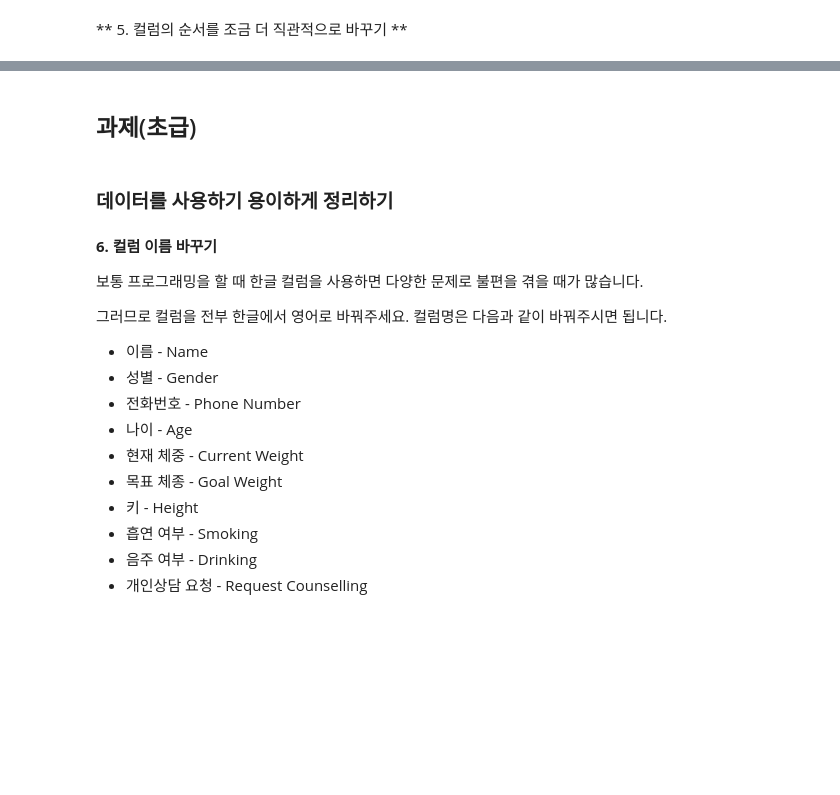
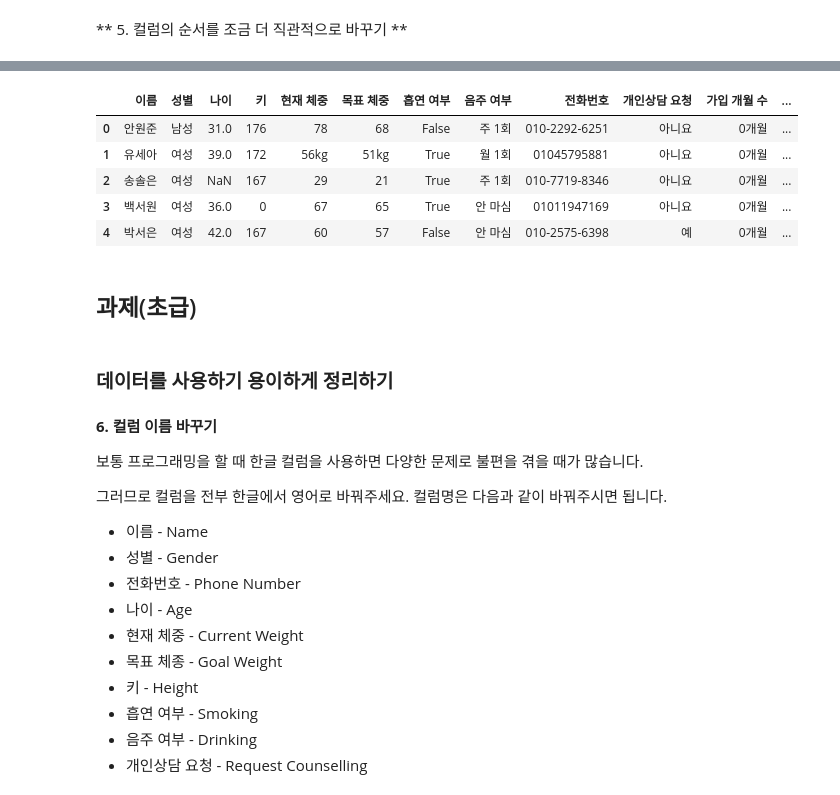
Before and after one commit to angelxtry/PyDataSc, a Jupyter notebook: DSds/01_02-my-work.ipynb, the cells around one changed output, grey strips where cells are left out. Cells and saved outputs as stored; diff of their text form; code cells hidden in the pictures; blank space fills up the shorter version.

```diff
--- a/DSds/01_02-my-work.ipynb
+++ b/DSds/01_02-my-work.ipynb
@@ -105,3 +145,16 @@ def clean_num_col(data):
+# %%
+private_info = ['이름', '성별', '나이', '키', '현재 체중', '목표 체중', '흡연 여부', '음주 여부', '전화번호']
+etc_info = ['개인상담 요청', '가입 개월 수', '회원 가입일', '회원 정보 갱신일']
+# %%
+user_info_ordered = user_info[private_info + etc_info]
+user_info_ordered.head()
+# %% [output]
+|  | 이름 | 성별 | 나이 | 키 | 현재 체중 | 목표 체중 | 흡연 여부 | 음주 여부 | 전화번호 | 개인상담 요청 | 가입 개월 수 | ... |
+| 0 | 안원준 | 남성 | 31.0 | 176 | 78 | 68 | False | 주 1회 | 010-2292-6251 | 아니요 | 0개월 | ... |
+| 1 | 유세아 | 여성 | 39.0 | 172 | 56kg | 51kg | True | 월 1회 | 01045795881 | 아니요 | 0개월 | ... |
+| 2 | 송솔은 | 여성 | NaN | 167 | 29 | 21 | True | 주 1회 | 010-7719-8346 | 아니요 | 0개월 | ... |
+| 3 | 백서원 | 여성 | 36.0 | 0 | 67 | 65 | True | 안 마심 | 01011947169 | 아니요 | 0개월 | ... |
+| 4 | 박서은 | 여성 | 42.0 | 167 | 60 | 57 | False | 안 마심 | 010-2575-6398 | 예 | 0개월 | ... |
 # %% [markdown]
 ## 과제(초급)
 # %% [markdown]
```
Also changed, not shown: parts of 15 cells of this notebook.
